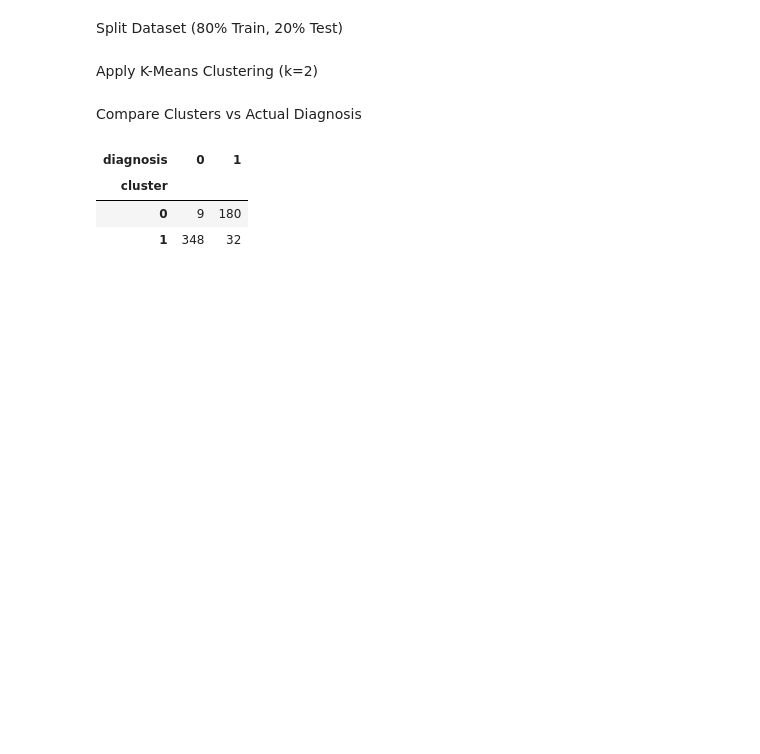
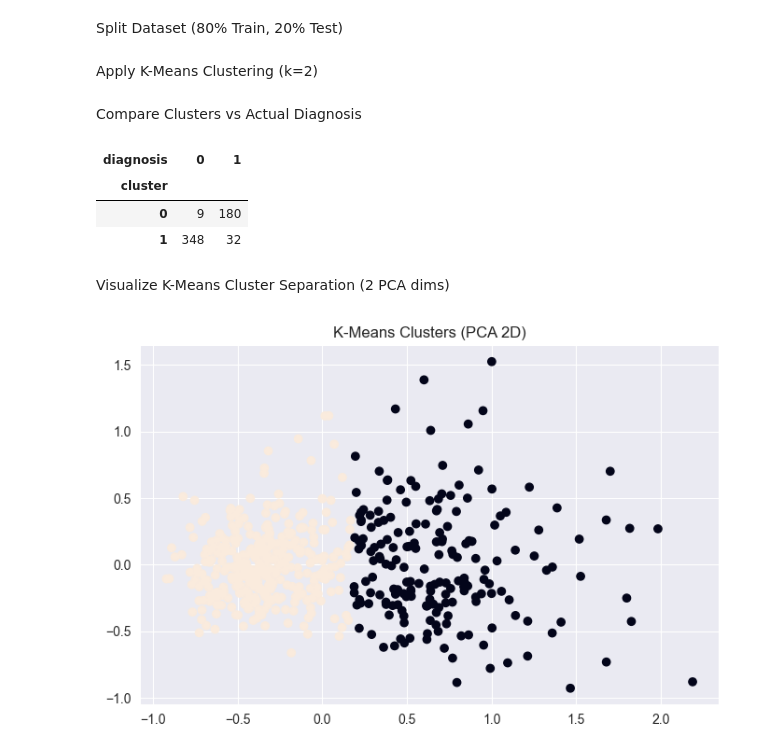
Before and after one commit to ARNOB663/Breast-Cancer-Diagnosis-Prediction-using-KNN-and-K-Means-Clustering, a Jupyter notebook: breast_cancer_knn_kmeans.ipynb, the cells around one changed output. Cells and saved outputs as stored; diff of their text form; code cells hidden in the pictures; blank space fills up the shorter version.

Commit message:
Visualize K-Means Cluster Separation (2 PCA dims)

```diff
--- a/breast_cancer_knn_kmeans.ipynb
+++ b/breast_cancer_knn_kmeans.ipynb
@@ -115,3 +115,18 @@ cluster_table
 | cluster |  |  |
 | 0 | 9 | 180 |
 | 1 | 348 | 32 |
+# %% [markdown]
+Visualize K-Means Cluster Separation (2 PCA dims)
+# %%
+from sklearn.decomposition import PCA
+
+pca = PCA(n_components=2)
+pca_data = pca.fit_transform(X)
+
+plt.figure(figsize=(8,5))
+plt.scatter(pca_data[:,0], pca_data[:,1], c=clusters)
+plt.title("K-Means Clusters (PCA 2D)")
+plt.savefig("kmeans_clusters.png")
+plt.show()
+# %% [output]
+[figure, added]
```
Also changed, not shown: 1 other file.
